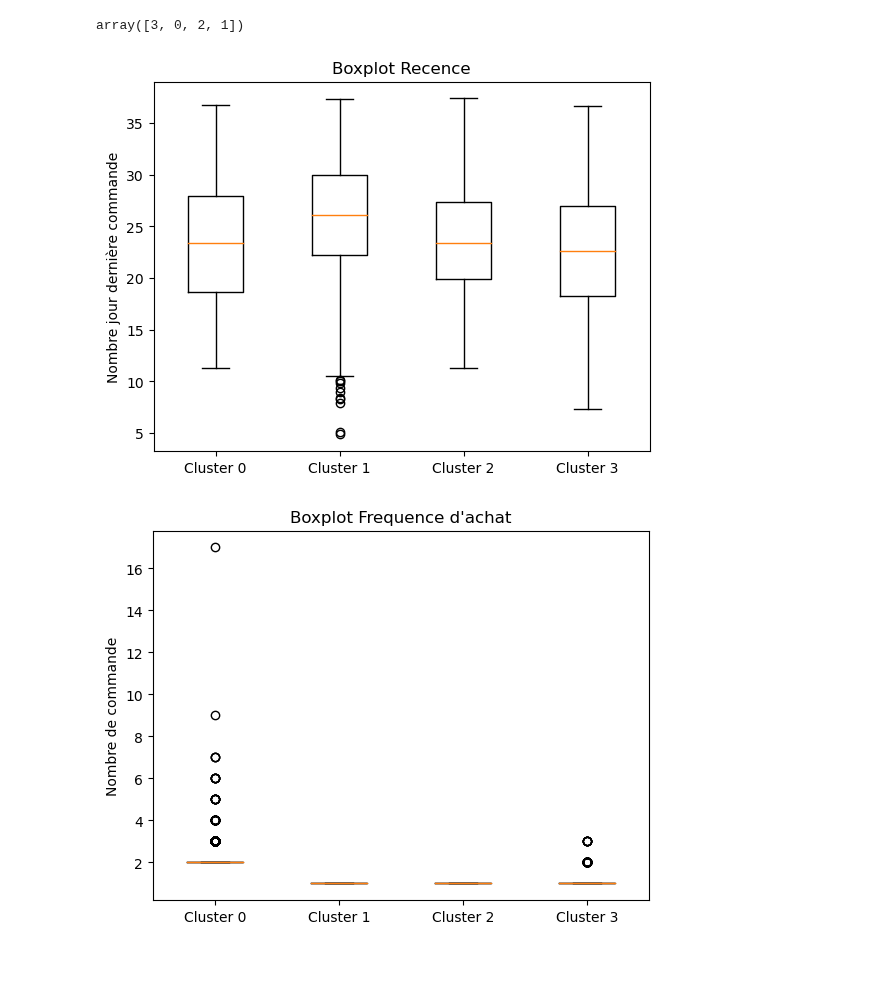
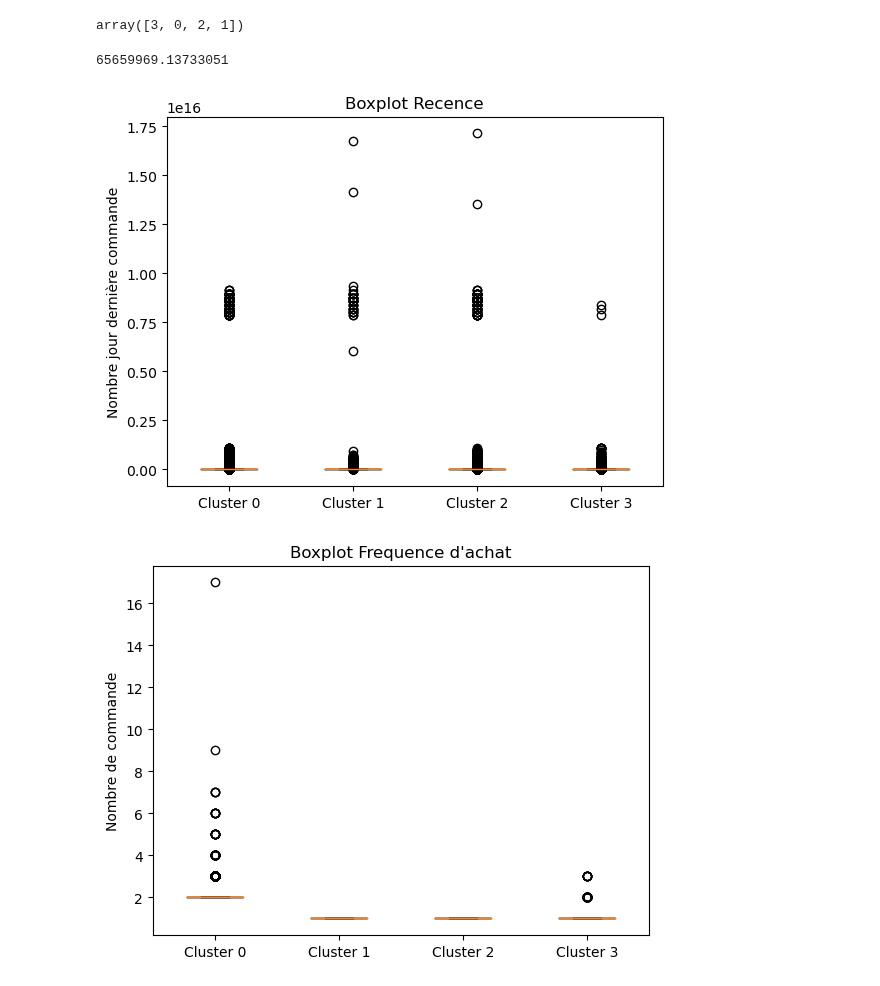
Before and after one commit to HaDock404/CustomerSegmentation, a Jupyter notebook: Notebook/7.business_analysis_kmeans1_5f.ipynb, the cells around one changed output. Drawn from its saved outputs; the diff is of its cells as text; code cells hidden in the pictures.

Commit message:
test ari cours

```diff
--- a/Notebook/7.business_analysis_kmeans1_5f.ipynb
+++ b/Notebook/7.business_analysis_kmeans1_5f.ipynb
@@ -40,26 +40,30 @@ df
 df['Cluster'].unique()
 # %% [output]
 array([3, 0, 2, 1])
+# %%
+np.exp(18)
+# %% [output]
+65659969.13733051
 # %%
 import matplotlib.pyplot as plt
 
 test1 = df[df['Cluster'] == 0]
 test2 = df[df['Cluster'] == 1]
 test3 = df[df['Cluster'] == 2]
 test4 = df[df['Cluster'] == 3]
-donnees = [test1['Recency_x'], test2['Recency_x'], test3['Recency_x'],test4['Recency_x']]
+donnees = [np.exp(test1['Recency_x']), np.exp(test2['Recency_x']), np.exp(test3['Recency_x']),np.exp(test4['Recency_x'])]
 
 plt.boxplot(donnees)
 plt.title("Boxplot Recence")
 plt.ylabel("Nombre jour dernière commande")
 
 etiquettes = ['Cluster 0', 'Cluster 1', 'Cluster 2', 'Cluster 3']
 
 plt.xticks(range(1, len(etiquettes) + 1), etiquettes)
 
 plt.show()
 # %% [output]
-[figure, old version]
+[figure, new version]
 # %%
 import matplotlib.pyplot as plt
 
```
Also changed, not shown: 2 other files.
